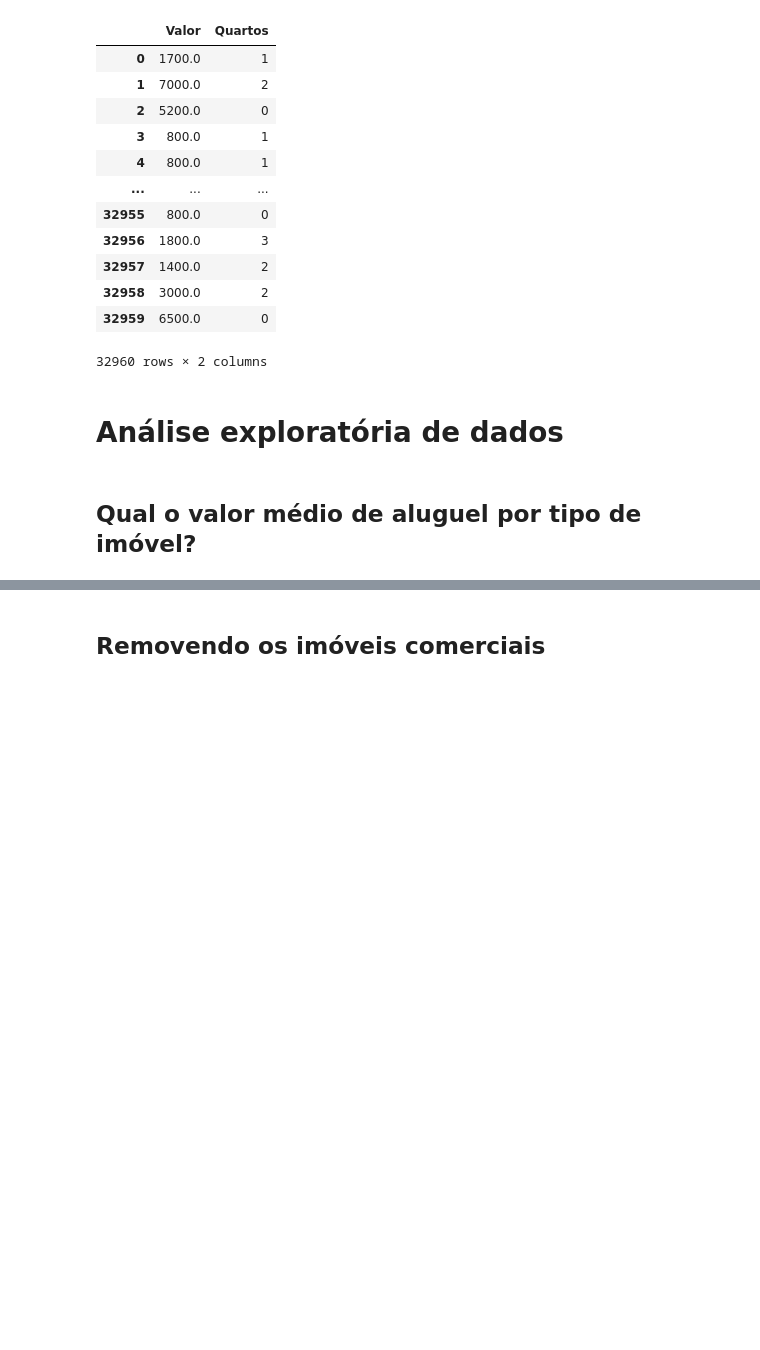
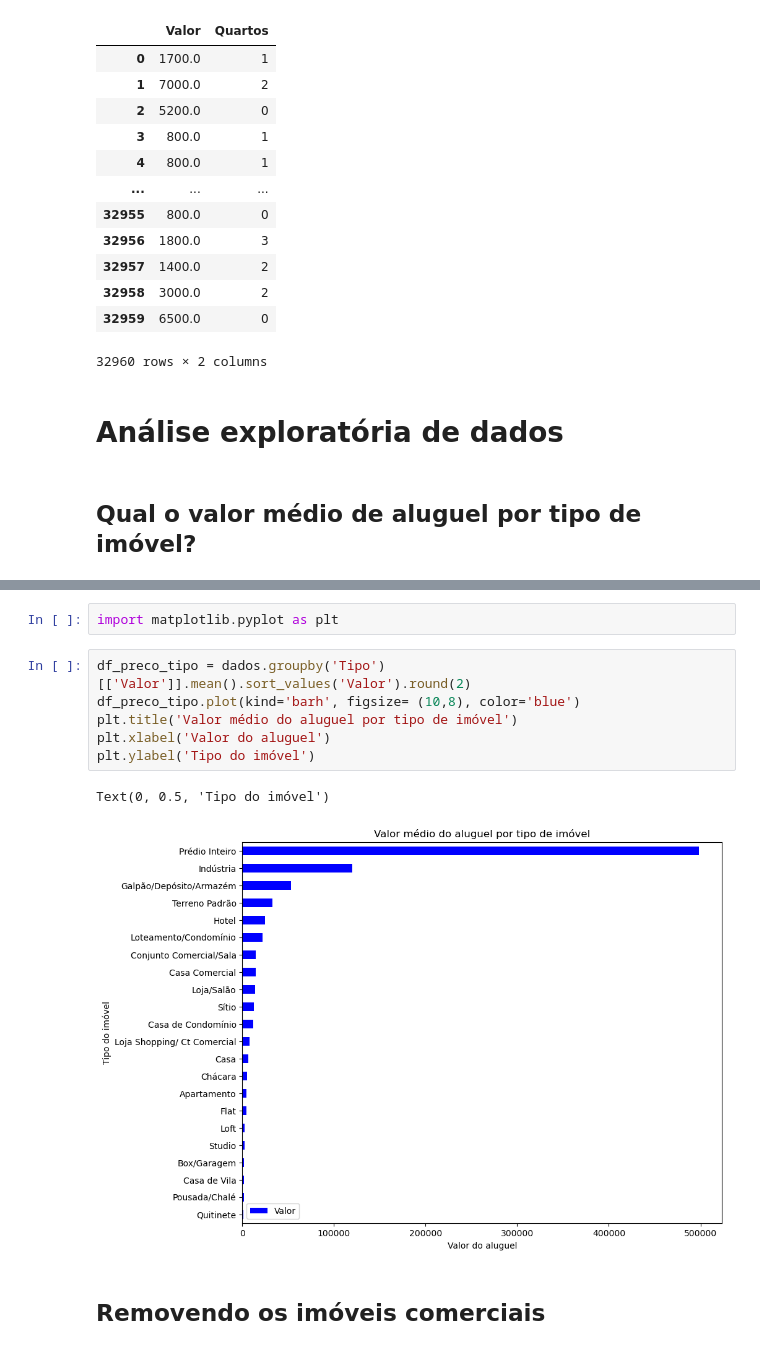
Before and after one commit to KelvynAmaral/jornada_pandas, a Jupyter notebook: notebooks/notebook_inicial.ipynb, the cells around one changed output, grey strips where cells are left out. Saved outputs shown, nothing was run; the diff lists cells and outputs as text; blank space fills up the shorter version.

```diff
--- a/notebooks/notebook_inicial.ipynb
+++ b/notebooks/notebook_inicial.ipynb
@@ -99,2 +158,13 @@ dados[['Valor', 'Quartos']]
+# %%
+import matplotlib.pyplot as plt
+# %%
+df_preco_tipo = dados.groupby('Tipo')[['Valor']].mean().sort_values('Valor').round(2)
+df_preco_tipo.plot(kind='barh', figsize= (10,8), color='blue')
+plt.title('Valor médio do aluguel por tipo de imóvel')
+plt.xlabel('Valor do aluguel')
+plt.ylabel('Tipo do imóvel')
+# %% [output]
+Text(0, 0.5, 'Tipo do imóvel')
+[figure, added]
 # %% [markdown]
 ## Removendo os imóveis comerciais
```
Also changed, not shown: parts of 14 cells of this notebook.
